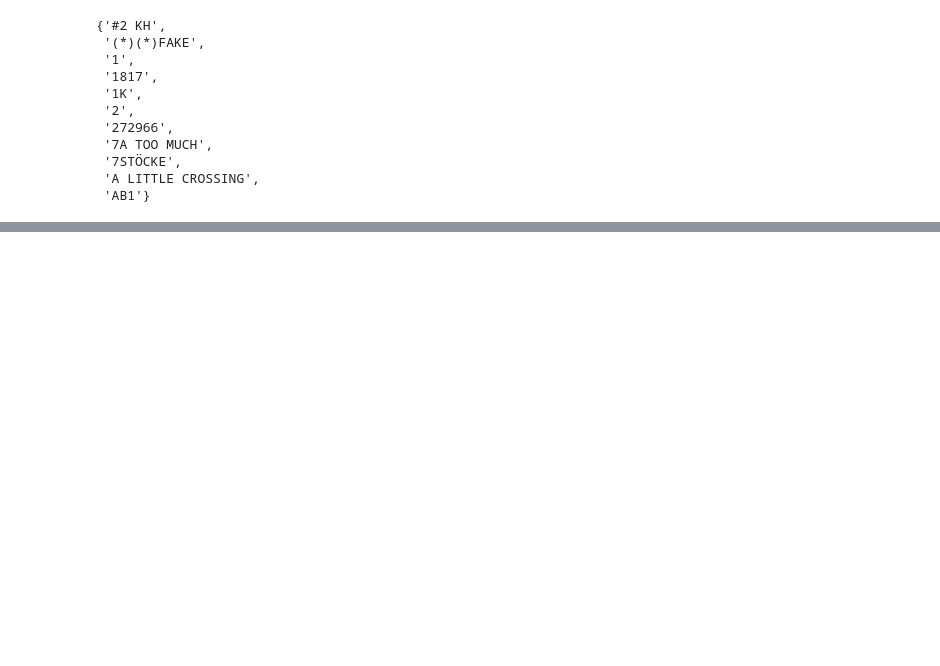
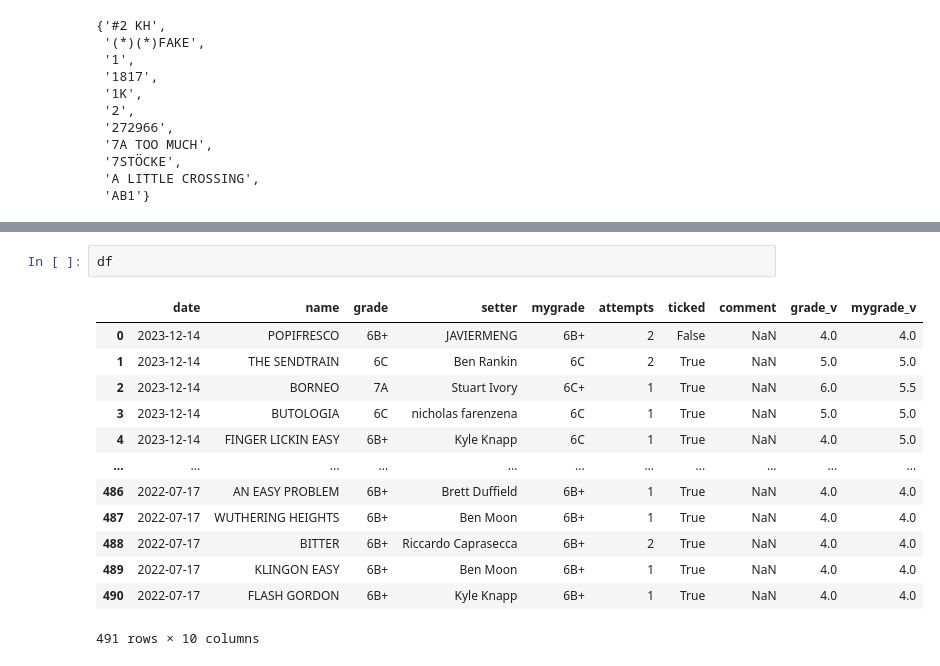
Before and after one commit to mwcoleman/moonscraper, a Jupyter notebook: eda.ipynb, the cells around one changed output, grey strips where cells are left out. Cells and saved outputs as stored; diff of their text form; blank space fills up the shorter version.

```diff
--- a/eda.ipynb
+++ b/eda.ipynb
@@ -220,0 +243,16 @@ ticked
+# %%
+df
+# %% [output]
+|  | date | name | grade | setter | mygrade | attempts | ticked | comment | grade_v | mygrade_v |
+| 0 | 2023-12-14 | POPIFRESCO | 6B+ | JAVIERMENG | 6B+ | 2 | False | NaN | 4.0 | 4.0 |
+| 1 | 2023-12-14 | THE SENDTRAIN | 6C | Ben Rankin | 6C | 2 | True | NaN | 5.0 | 5.0 |
+| 2 | 2023-12-14 | BORNEO | 7A | Stuart Ivory | 6C+ | 1 | True | NaN | 6.0 | 5.5 |
+| 3 | 2023-12-14 | BUTOLOGIA | 6C | nicholas farenzena | 6C | 1 | True | NaN | 5.0 | 5.0 |
+| 4 | 2023-12-14 | FINGER LICKIN EASY | 6B+ | Kyle Knapp | 6C | 1 | True | NaN | 4.0 | 5.0 |
+| ... | ... | ... | ... | ... | ... | ... | ... | ... | ... | ... |
+| 486 | 2022-07-17 | AN EASY PROBLEM | 6B+ | Brett Duffield | 6B+ | 1 | True | NaN | 4.0 | 4.0 |
+| 487 | 2022-07-17 | WUTHERING HEIGHTS | 6B+ | Ben Moon | 6B+ | 1 | True | NaN | 4.0 | 4.0 |
+| 488 | 2022-07-17 | BITTER | 6B+ | Riccardo Caprasecca | 6B+ | 2 | True | NaN | 4.0 | 4.0 |
+| 489 | 2022-07-17 | KLINGON EASY | 6B+ | Ben Moon | 6B+ | 1 | True | NaN | 4.0 | 4.0 |
+| 490 | 2022-07-17 | FLASH GORDON | 6B+ | Kyle Knapp | 6B+ | 1 | True | NaN | 4.0 | 4.0 |
+491 rows × 10 columns
```
Also changed, not shown: parts of 2 cells of this notebook, 2 other files.
